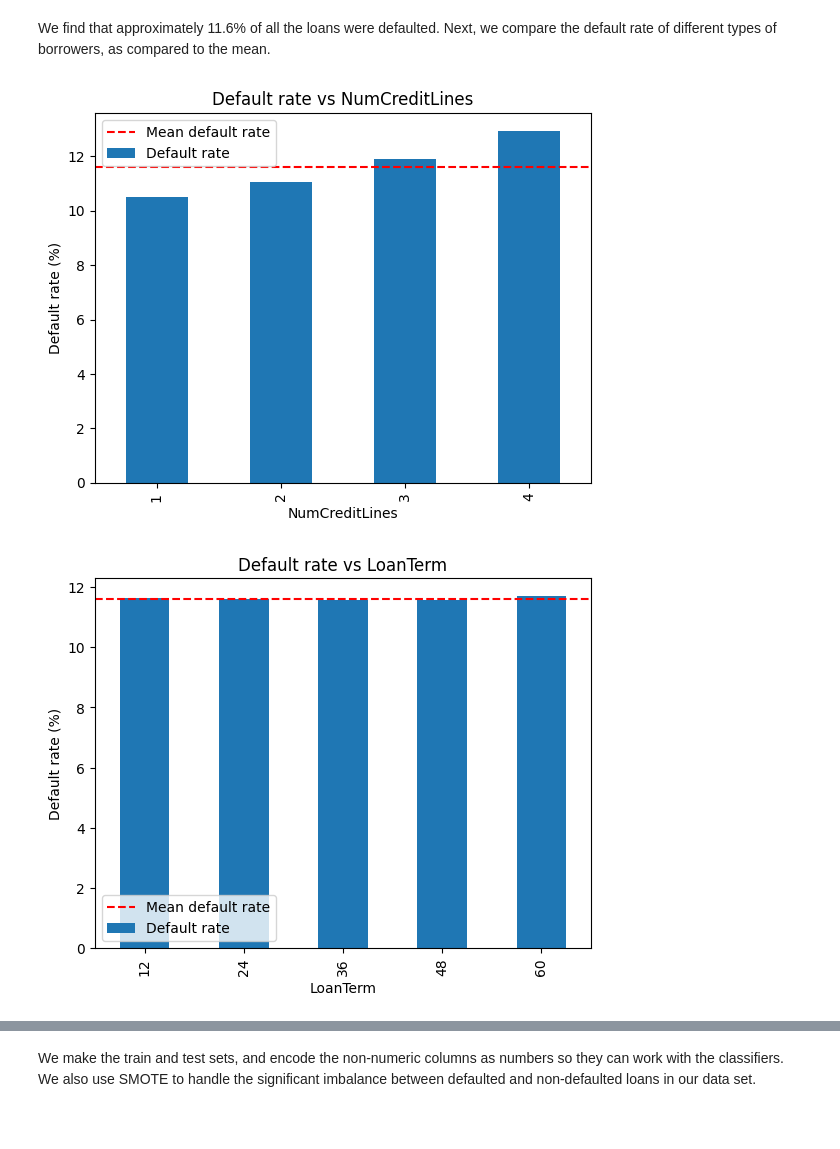
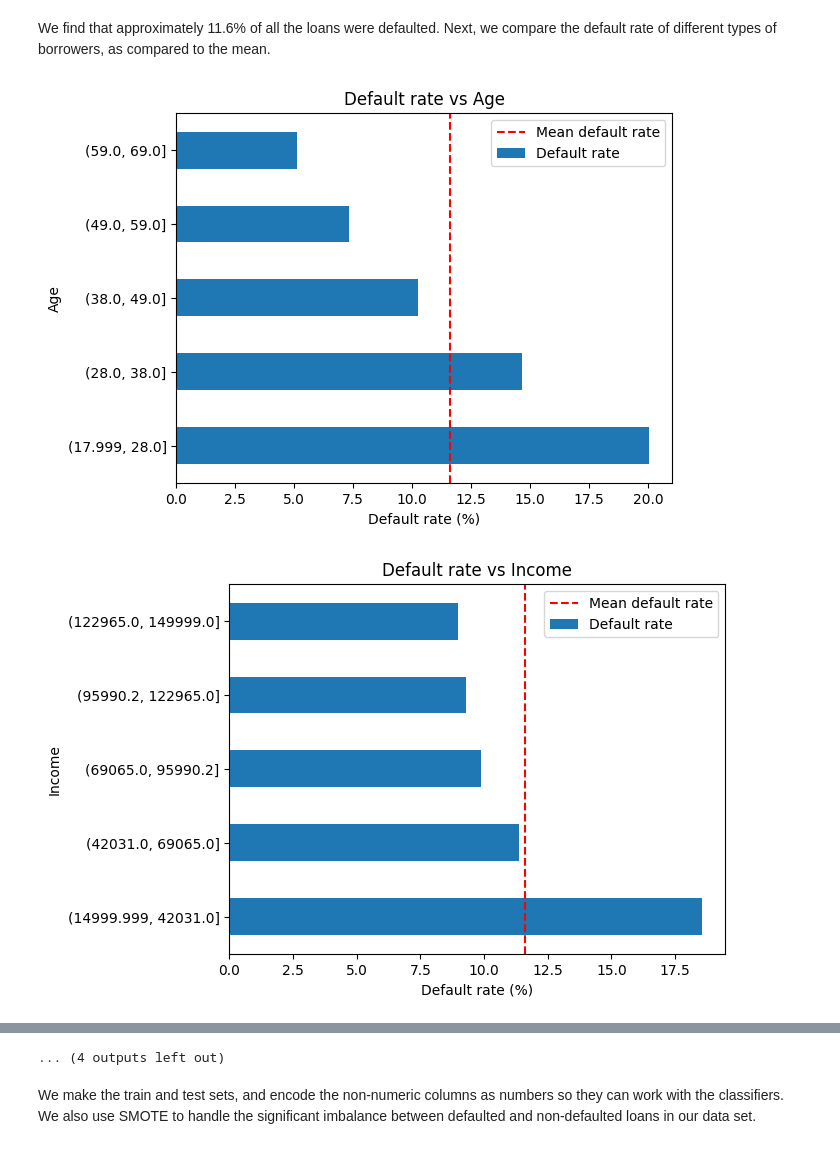
Before and after one commit to maxzhu213/CSCA-5622-Project, a Jupyter notebook: Project.ipynb, the cells around one changed output, grey strips where cells are left out. Saved outputs shown, nothing was run; the diff lists cells and outputs as text; code cells hidden in the pictures; blank space fills up the shorter version.

```diff
--- a/Project.ipynb
+++ b/Project.ipynb
@@ -143,15 +135,22 @@ Mean default: 0.11612824901017048
 # %% [markdown]
 We find that approximately 11.6% of all the loans were defaulted. Next, we compare the default rate of different types of borrowers, as compared to the mean.
 # %%
-# Plot Default rates for columns with few unique values
+# Plot Default rates for columns
 for column in df.columns:
-    if df[column].nunique() <= 5:
-        if column != 'Default':
-            df.groupby(column)['Default'].mean().mul(100).plot(kind='bar', title=f"Default rate vs {column}", ylabel='Default rate (%)')
-            # Add the mean default rate
-            plt.axhline(y=mean_default * 100, color='r', linestyle='--')
-            plt.legend(['Mean default rate', 'Default rate'])
-            plt.show()
+    groups = pd.Series(dtype=float)  # Initialize groups as an empty Series
+    if df[column].nunique() <= 5 and column != 'Default':
+        # Few unique values
+        groups = df.groupby(column)['Default'].mean().mul(100)
+    elif column != 'Default' and np.issubdtype(df[column].dtype, np.number):
+        # Many unique values, split into 5 groups
+        groups = df.groupby(pd.qcut(df[column], 5))['Default'].mean().mul(100)
+
+    if not groups.empty:
+        groups.plot(kind='barh', title=f"Default rate vs {column}", xlabel='Default rate (%)')
+        # Add the mean default rate
+        plt.axvline(x=mean_default * 100, color='red', linestyle='--')
+        plt.legend(['Mean default rate', 'Default rate'])
+        plt.show()
 # %% [output]
-[figure, old version]
+[figure, new version]
-[figure, old version]
+[figure, new version]
@@ -165,3 +167,4 @@ for column in df.columns:
+... (4 outputs left out)
 # %% [markdown]
 We make the train and test sets, and encode the non-numeric columns as numbers so they can work with the classifiers. We also use SMOTE to handle the significant imbalance between defaulted and non-defaulted loans in our data set.
 # %%
```
Also changed, not shown: parts of 6 cells of this notebook.
